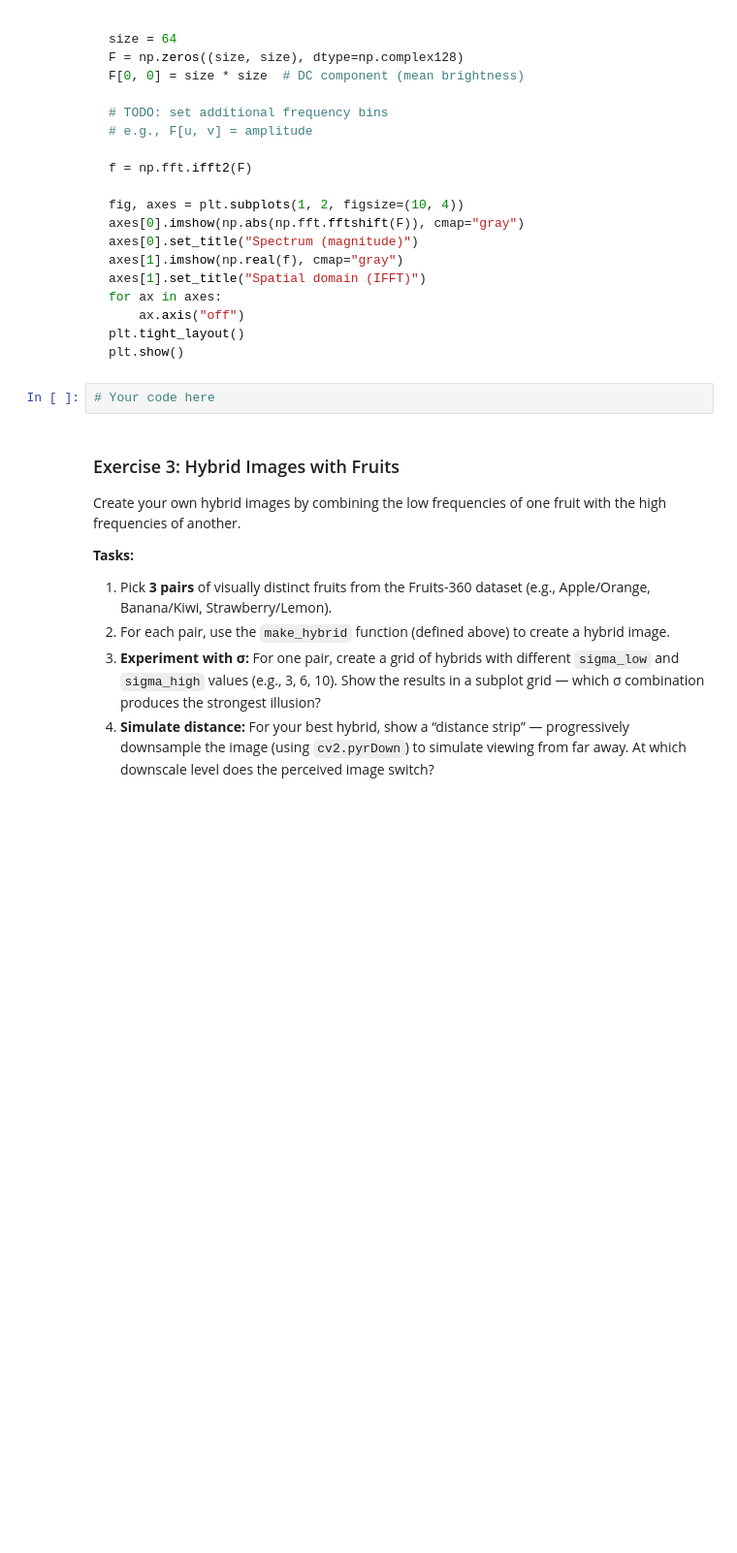
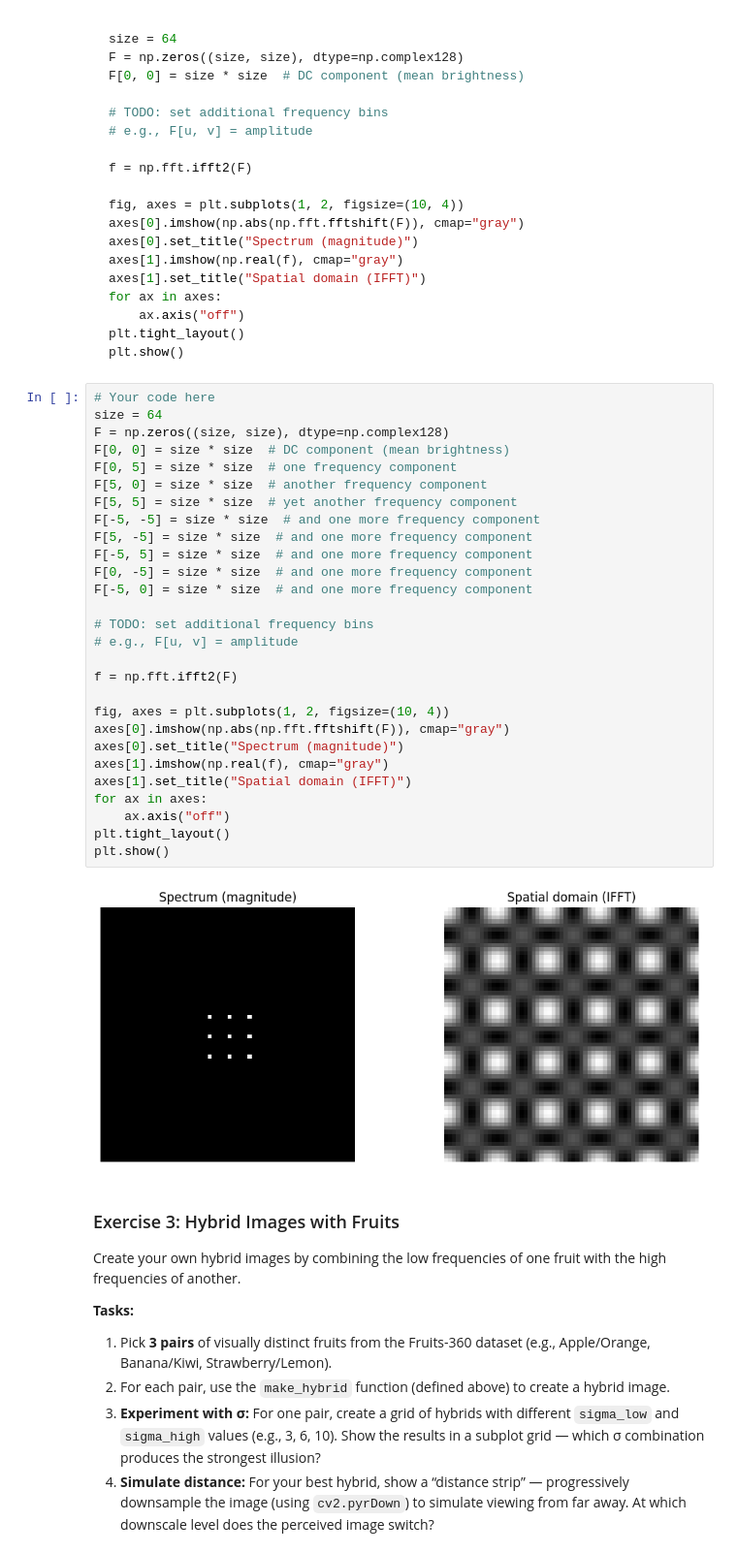
Before and after one commit to andreasranzmaier/cvi4ic-notebooks, a Jupyter notebook: 03-image-filtering.ipynb, the cells around one changed output. Shown at 97% size. Saved outputs shown, nothing was run; the diff lists cells and outputs as text; blank space fills up the shorter version.

````diff
--- a/03-image-filtering.ipynb
+++ b/03-image-filtering.ipynb
@@ -497,8 +522,36 @@ for ax in axes:
 plt.tight_layout()
 plt.show()
 ```
-# %%
-# Your code here
+# %%
+# Your code here
+size = 64
+F = np.zeros((size, size), dtype=np.complex128)
+F[0, 0] = size * size  # DC component (mean brightness)
+F[0, 5] = size * size  # one frequency component
+F[5, 0] = size * size  # another frequency component
+F[5, 5] = size * size  # yet another frequency component
+F[-5, -5] = size * size  # and one more frequency component
+F[5, -5] = size * size  # and one more frequency component
+F[-5, 5] = size * size  # and one more frequency component
+F[0, -5] = size * size  # and one more frequency component
+F[-5, 0] = size * size  # and one more frequency component
+
+# TODO: set additional frequency bins
+# e.g., F[u, v] = amplitude
+
+f = np.fft.ifft2(F)
+
+fig, axes = plt.subplots(1, 2, figsize=(10, 4))
+axes[0].imshow(np.abs(np.fft.fftshift(F)), cmap="gray")
+axes[0].set_title("Spectrum (magnitude)")
+axes[1].imshow(np.real(f), cmap="gray")
+axes[1].set_title("Spatial domain (IFFT)")
+for ax in axes:
+    ax.axis("off")
+plt.tight_layout()
+plt.show()
+# %% [output]
+[figure, added]
 # %% [markdown]
 ### Exercise 3: Hybrid Images with Fruits
 
````
Also changed, not shown: parts of 13 cells of this notebook, 3 other files.
